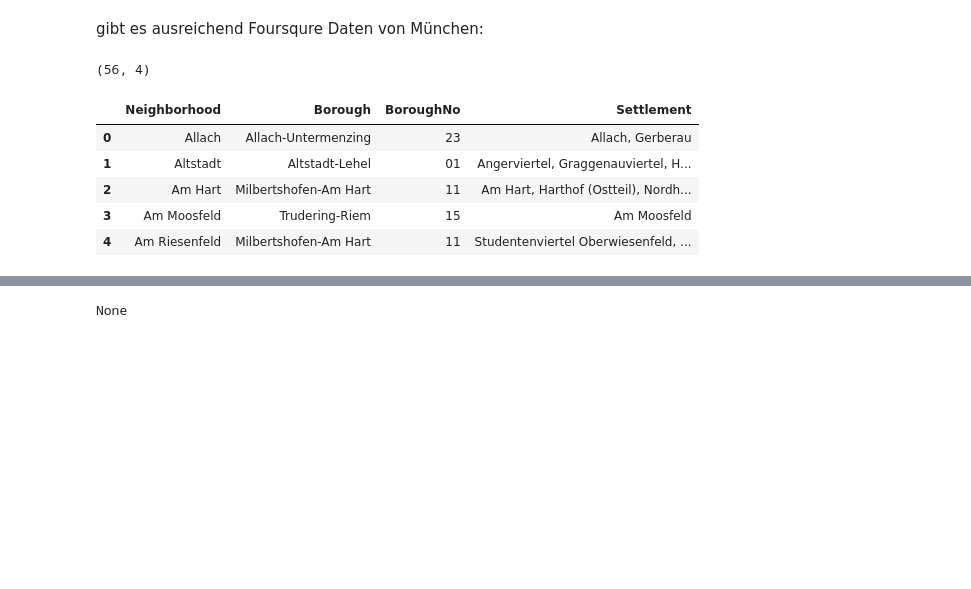
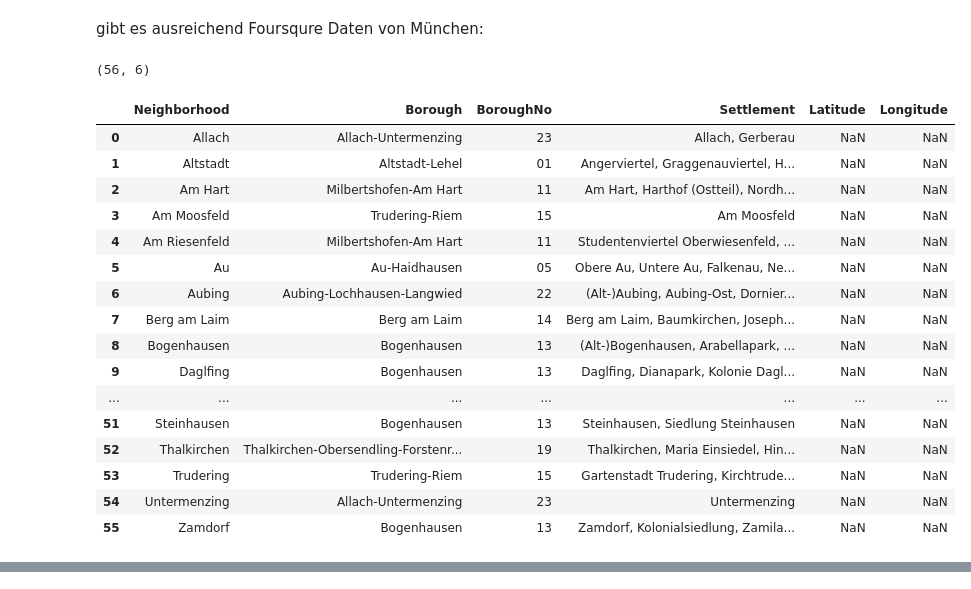
Before and after one commit to lotramo/Coursera_Capstone, a Jupyter notebook: DataScience_Supermarket.ipynb, the cells around one changed output, grey strips where cells are left out. Drawn from its saved outputs; the diff is of its cells as text; code cells hidden in the pictures; blank space fills up the shorter version.

```diff
--- a/DataScience_Supermarket.ipynb
+++ b/DataScience_Supermarket.ipynb
@@ -18,31 +18,42 @@ html_data = requests.get (URL)
 soup = BeautifulSoup(html_data.content, 'html.parser')
 # %%
 #Empty dataframe with cols
-neighborhoods_muenchen = pd.DataFrame(columns = ["Neighborhood","Borough","BoroughNo","Settlement"])
+neighborhoods_muenchen = pd.DataFrame(columns = ["Neighborhood","Borough","BoroughNo","Settlement","Latitude","Longitude"])
 #from the Soup pick the relevant data
 table = soup.find_all("tbody")[0]
 for row in table.find_all("tr"):
     col = row.find_all("td")
     textlist = [ele.text.strip()for ele in col]
     #print(textlist)
     if textlist:                    #falls in text was drin steht, also nicht [] leer ist
         #print(text)
         neighbor = textlist[0]
         boro = textlist[1]
         no = textlist[2]
         sett = textlist[3]
         neighborhoods_muenchen = neighborhoods_muenchen.append({"Neighborhood":neighbor,"Borough":boro,"BoroughNo":no, "Settlement":sett},
                                                         ignore_index = True)
 print(neighborhoods_muenchen.shape)
-neighborhoods_muenchen.head()
+neighborhoods_muenchen
 # %% [output]
-(56, 4)
+(56, 6)
-|  | Neighborhood | Borough | BoroughNo | Settlement |
-| 0 | Allach | Allach-Untermenzing | 23 | Allach, Gerberau |
-| 1 | Altstadt | Altstadt-Lehel | 01 | Angerviertel, Graggenauviertel, H... |
-| 2 | Am Hart | Milbertshofen-Am Hart | 11 | Am Hart, Harthof (Ostteil), Nordh... |
-| 3 | Am Moosfeld | Trudering-Riem | 15 | Am Moosfeld |
-| 4 | Am Riesenfeld | Milbertshofen-Am Hart | 11 | Studentenviertel Oberwiesenfeld, ... |
+|  | Neighborhood | Borough | BoroughNo | Settlement | Latitude | Longitude |
+| 0 | Allach | Allach-Untermenzing | 23 | Allach, Gerberau | NaN | NaN |
+| 1 | Altstadt | Altstadt-Lehel | 01 | Angerviertel, Graggenauviertel, H... | NaN | NaN |
+| 2 | Am Hart | Milbertshofen-Am Hart | 11 | Am Hart, Harthof (Ostteil), Nordh... | NaN | NaN |
+| 3 | Am Moosfeld | Trudering-Riem | 15 | Am Moosfeld | NaN | NaN |
+| 4 | Am Riesenfeld | Milbertshofen-Am Hart | 11 | Studentenviertel Oberwiesenfeld, ... | NaN | NaN |
+| 5 | Au | Au-Haidhausen | 05 | Obere Au, Untere Au, Falkenau, Ne... | NaN | NaN |
+| 6 | Aubing | Aubing-Lochhausen-Langwied | 22 | (Alt-)Aubing, Aubing-Ost, Dornier... | NaN | NaN |
+| 7 | Berg am Laim | Berg am Laim | 14 | Berg am Laim, Baumkirchen, Joseph... | NaN | NaN |
+| 8 | Bogenhausen | Bogenhausen | 13 | (Alt-)Bogenhausen, Arabellapark, ... | NaN | NaN |
+| 9 | Daglfing | Bogenhausen | 13 | Daglfing, Dianapark, Kolonie Dagl... | NaN | NaN |
+| ... | ... | ... | ... | ... | ... | ... |
+| 51 | Steinhausen | Bogenhausen | 13 | Steinhausen, Siedlung Steinhausen | NaN | NaN |
+| 52 | Thalkirchen | Thalkirchen-Obersendling-Forstenr... | 19 | Thalkirchen, Maria Einsiedel, Hin... | NaN | NaN |
+| 53 | Trudering | Trudering-Riem | 15 | Gartenstadt Trudering, Kirchtrude... | NaN | NaN |
+| 54 | Untermenzing | Allach-Untermenzing | 23 | Untermenzing | NaN | NaN |
+| 55 | Zamdorf | Bogenhausen | 13 | Zamdorf, Kolonialsiedlung, Zamila... | NaN | NaN |
 # %%
 !pip install geocoder
 import geocoder # import geocoder
@@ -62,15 +73,3 @@ Requirement already satisfied: chardet<4,>=3.0.2 in /opt/conda/envs/Python-3.7-m
 Requirement already satisfied: certifi>=2017.4.17 in /opt/conda/envs/Python-3.7-main/lib/python3.7/site-packages (from requests->geocoder) (2020.12.5)
 Installing collected packages: ratelim, geocoder
 Successfully installed geocoder-1.38.1 ratelim-0.1.6
-# %%
-#Geo-koordinaten der Münchner Stadtteile finden.
-g = geocoder.google('Mountain View, CA')
-#g = geocoder.google('Mountain View, CA')
-lat_lng_coords = g.latlng
-print(lat_lng_coords)
-#latitude = lat_lng_coords[0]
-#longitude = lat_lng_coords[1]
-#print(latitude)
-#print(longitude)
-# %% [output]
-None
```
Also changed, not shown: parts of 7 cells of this notebook.
